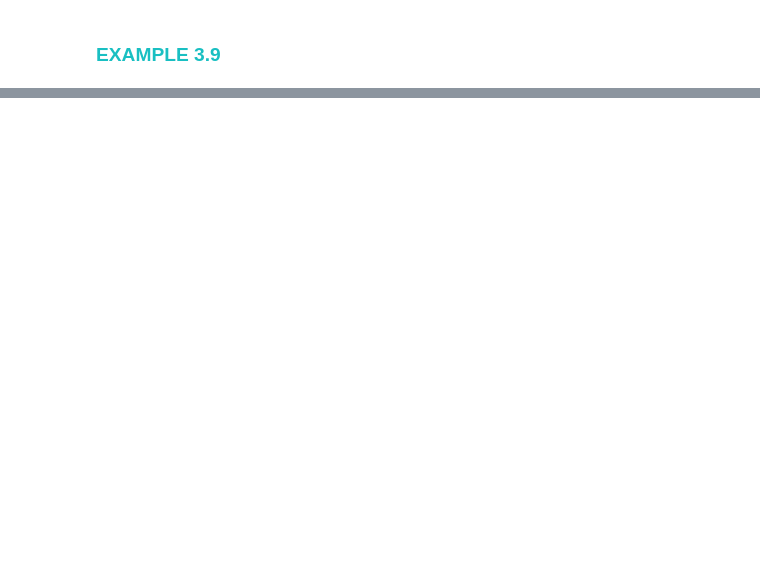
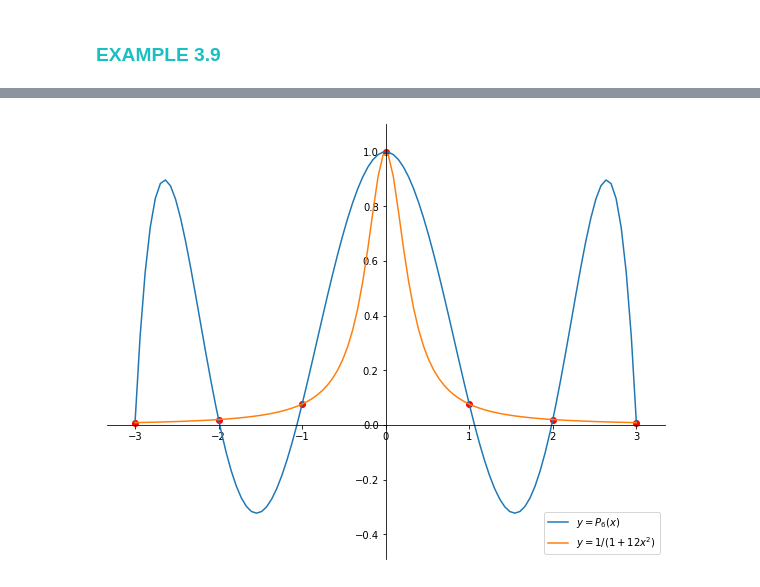
Before and after one commit to mboudour/NumericalMethodsWithPython, a Jupyter notebook: Week04_Interpolation_I.ipynb, the cells around one changed output, grey strips where cells are left out. Drawn from its saved outputs; the diff is of its cells as text; code cells hidden in the pictures; blank space fills up the shorter version.

```diff
--- a/Week04_Interpolation_I.ipynb
+++ b/Week04_Interpolation_I.ipynb
@@ -390,0 +547,15 @@ plt.show()
+# %%
+x=[-3,-2,-1,0,1,2,3]
+f = lambda z: 1/(1+12*z**2)
+y=[f(a) for a in x]
+d=len(x)-1
+
+coeff_vector = getNDDCoeffs(x, y)
+sp=NDD_poly(coeff_vector,x,nt=1)
+
+d=len(x)-1
+
+ti="P_{%i}(x) = " %d
+px=Symbol(ti)
+spl=px+sp
+spl
@@ -390,0 +564,32 @@ plt.show()
+# %%
+cop=poly(sp).coeffs()
+cop=np.array(cop)
+
+missing_powers_indices=[1,3]
+for k in missing_powers_indices:
+    cop=np.insert(cop,k,float(0))
+
+ip=np.poly1d(cop)
+
+fig = plt.figure(figsize=(10,8))
+ax = fig.add_subplot(1, 1, 1)
+# Move left y-axis and bottim x-axis to centre, passing through (0,0)
+ax.spines['left'].set_position('center')
+ax.spines['bottom'].set_position('zero')  #center')
+# Eliminate upper and right axes
+ax.spines['right'].set_color('none')
+ax.spines['top'].set_color('none')
+# Show ticks in the left and lower axes only
+ax.xaxis.set_ticks_position('bottom')
+ax.yaxis.set_ticks_position('left')
+plt.ylim([min(y)-0.5,max(y)+0.1])
+xx = np.linspace(-max(x), max(x), 100)
+lti1="$y = P_{%i}(x)$" %d
+plt.plot(xx, ip(xx),label=lti1)
+ax.scatter(x,y, c = 'r')
+lti2="$y = 1/(1 + 12 x^2)$"
+plt.plot(xx, f(xx),label=lti2)
+ax.legend(loc='lower right')
+plt.show()
+# %% [output]
+[figure, added]
```
Also changed, not shown: parts of 29 cells of this notebook, 16 other files.
